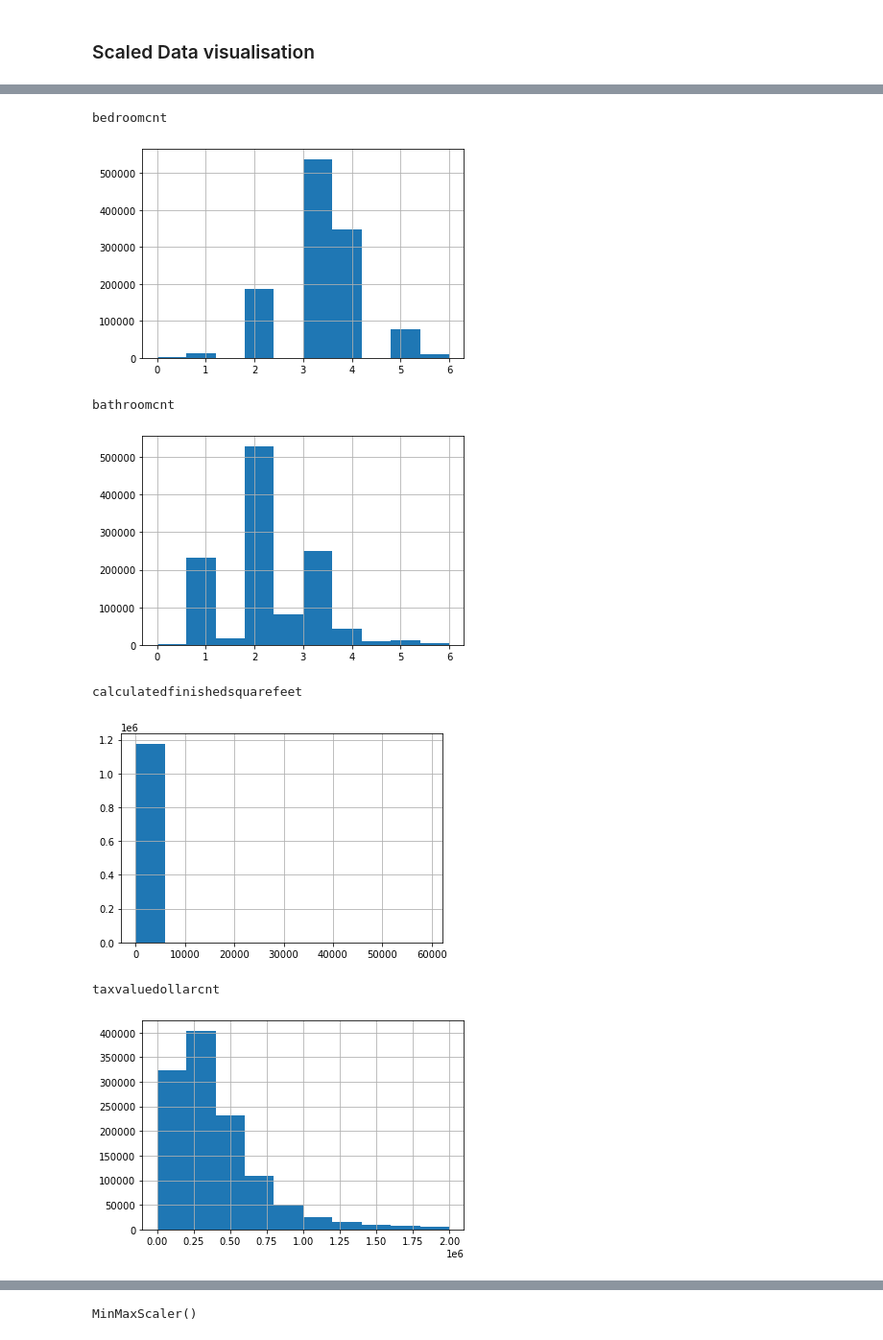
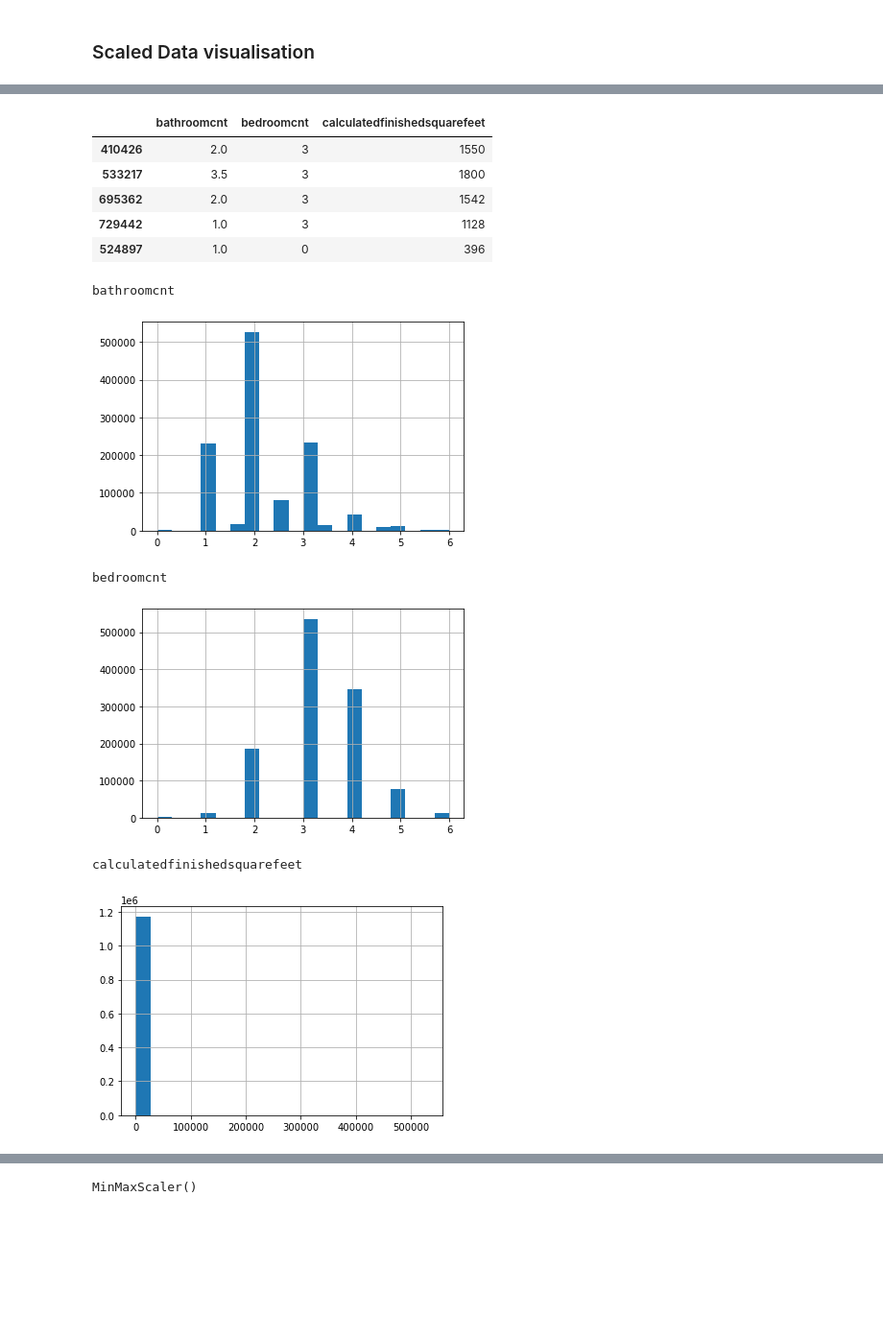
Before and after one commit to Saroj6632/Linear-Regression, a Jupyter notebook: scaling.ipynb, the cells around one changed output, grey strips where cells are left out. Shown: that part at 96% size. Cells and saved outputs as stored; diff of their text form; code cells hidden in the pictures; blank space fills up the shorter version.

```diff
--- a/scaling.ipynb
+++ b/scaling.ipynb
@@ -18,6 +18,3 @@ df.head()
 | 2 | 3 | 2.0 | 2077 | 646760 | 1926 | 7924.68 | 6037 |
 | 3 | 0 | 0.0 | 1200 | 5328 | 1972 | 91.60 | 6037 |
 | 4 | 0 | 0.0 | 171 | 6920 | 1973 | 255.17 | 6037 |
-# %%
-df=df.rename(columns={'bedroomcnt':'bedroom','bathroomcnt':'bathroom','calculatedfinishedsquarefeet':'footage_area','taxvaluedollarcnt':'home_value','yearbuilt':'year'})
-df.head()
@@ -55,12 +51,12 @@ fips
 # %%
 # columns that needed to be scaled in a list.
-scale_col=[bathroom, bedroom,footage_area]
+scale_col=['bathroomcnt', 'bedroomcnt','calculatedfinishedsquarefeet']
 # %%
 scaler=sklearn.preprocessing.MinMaxScaler()
 # %%
 # splitting the data into train, validate and test sample.
-x_train_and_validate, x_test = train_test_split(df, random_state=123)
-x_train, x_validate = train_test_split(x_train_and_validate)
+x_train_and_validate, x_test = train_test_split(df,test_size=.2 ,random_state=123)
+x_train, x_validate = train_test_split(x_train_and_validate,test_size=.3,random_state=123)
 # %%
 print(x_train.shape, x_validate.shape, x_test.shape)
 # %% [output]
@@ -77,16 +73,23 @@ x_train.head()
+# %%
+x_train[scale_col].head()
+# %% [output]
+|  | bathroomcnt | bedroomcnt | calculatedfinishedsquarefeet |
+| 410426 | 2.0 | 3 | 1550 |
+| 533217 | 3.5 | 3 | 1800 |
+| 695362 | 2.0 | 3 | 1542 |
+| 729442 | 1.0 | 3 | 1128 |
+| 524897 | 1.0 | 0 | 396 |
 # %%
 # visualising unscaled x_train sample.
 
-for col in x_train.columns:
+for col in x_train[scale_col]:
     print (col)
-    x_train[col].hist()
+    x_train[col].hist(bins=20)
     plt.show()
 # %% [output]
-bedroomcnt
+bathroomcnt
-[figure, old version]
+[figure, new version]
-bathroomcnt
+bedroomcnt
-[figure, old version]
+[figure, new version]
 calculatedfinishedsquarefeet
-[figure, old version]
+[figure, new version]
-taxvaluedollarcnt
-[figure, removed]
```
Also changed, not shown: parts of 17 cells of this notebook.
